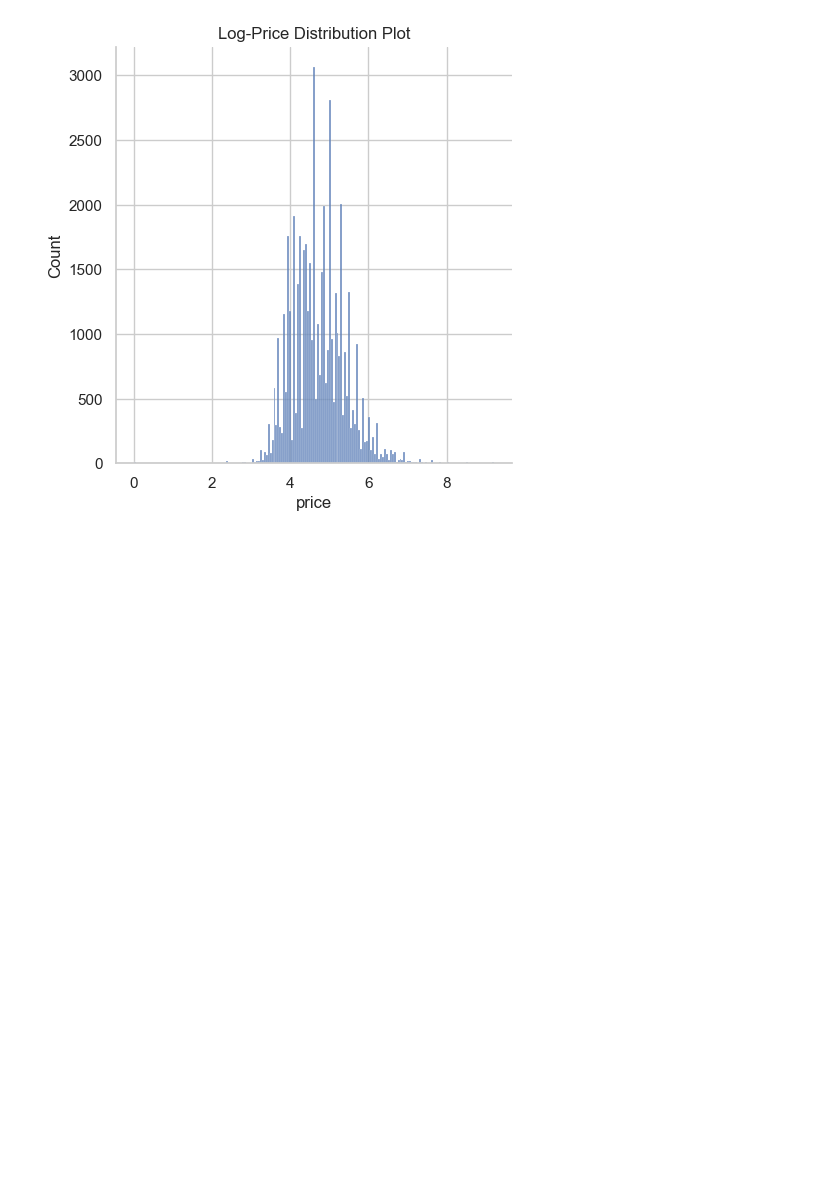
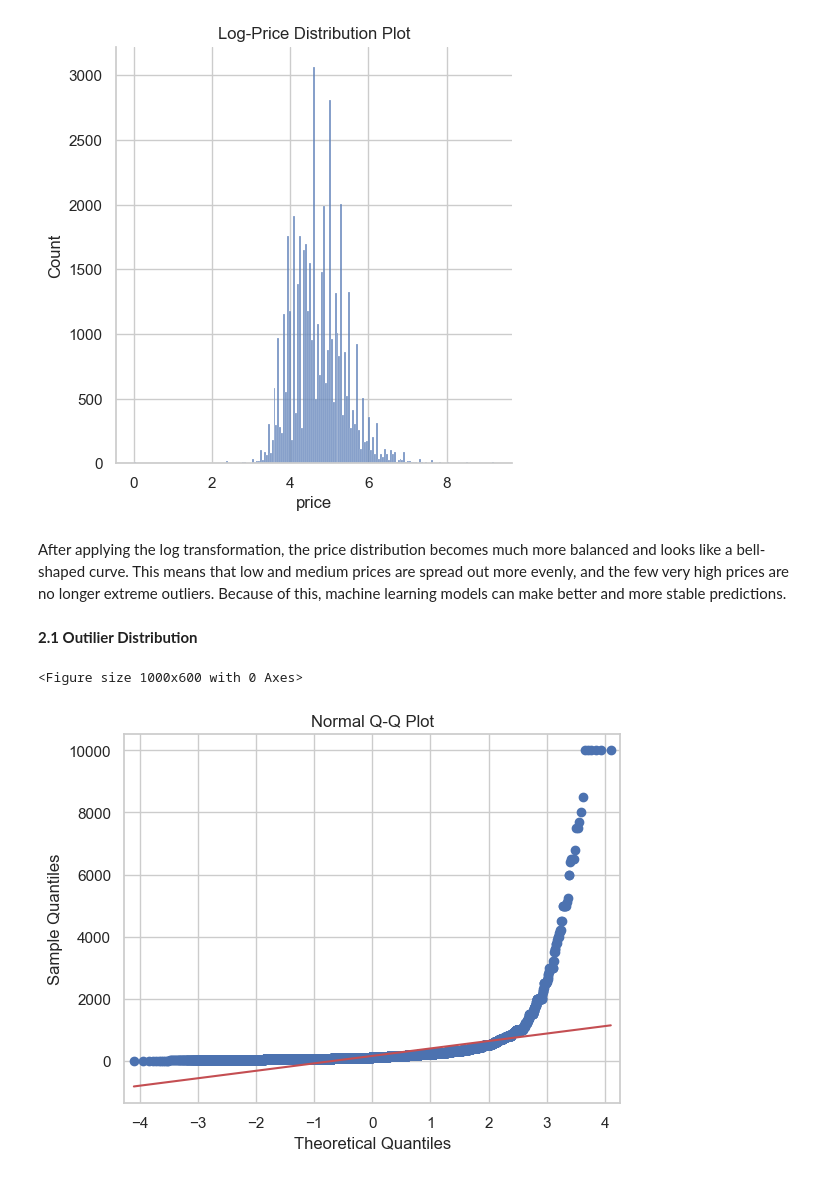
Before and after one commit to IsabellaPodavini/Machine_Learning, a Jupyter notebook: project.ipynb, the cells around one changed output. Drawn from its saved outputs; the diff is of its cells as text; code cells hidden in the pictures; blank space fills up the shorter version.

```diff
--- a/project.ipynb
+++ b/project.ipynb
@@ -223,3 +251,19 @@ plt.show()
 # %% [output]
 <Figure size 1000x600 with 0 Axes>
 [figure]
+# %% [markdown]
+After applying the log transformation, the price distribution becomes much more balanced and looks like a bell-shaped curve. This means that low and medium prices are spread out more evenly, and the few very high prices are no longer extreme outliers. Because of this, machine learning models can make better and more stable predictions.
+# %% [markdown]
+**2.1 Outilier Distribution**
+# %%
+import statsmodels.api as sm
+
+plt.figure(figsize=(10, 6))
+sm.qqplot(bnb_df['price'], line='s')
+plt.title('Normal Q-Q Plot')
+plt.xlabel('Theoretical Quantiles')
+plt.ylabel('Sample Quantiles')
+plt.show()
+# %% [output]
+<Figure size 1000x600 with 0 Axes>
+[figure, added]
```
Also changed, not shown: parts of 16 cells of this notebook.
